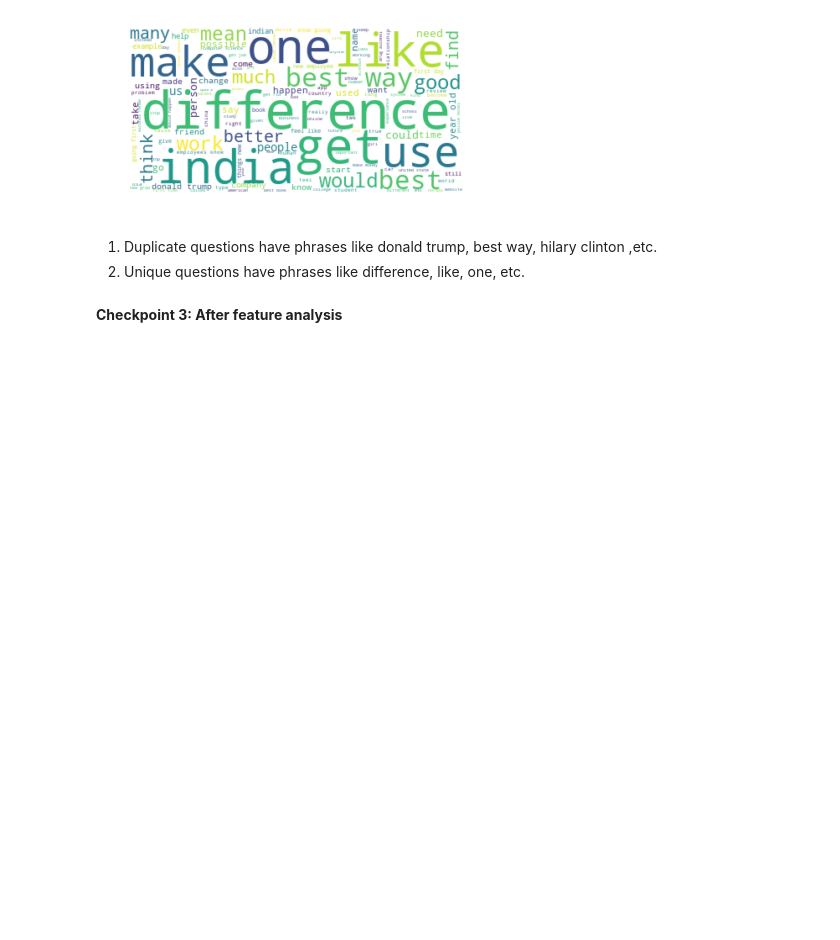
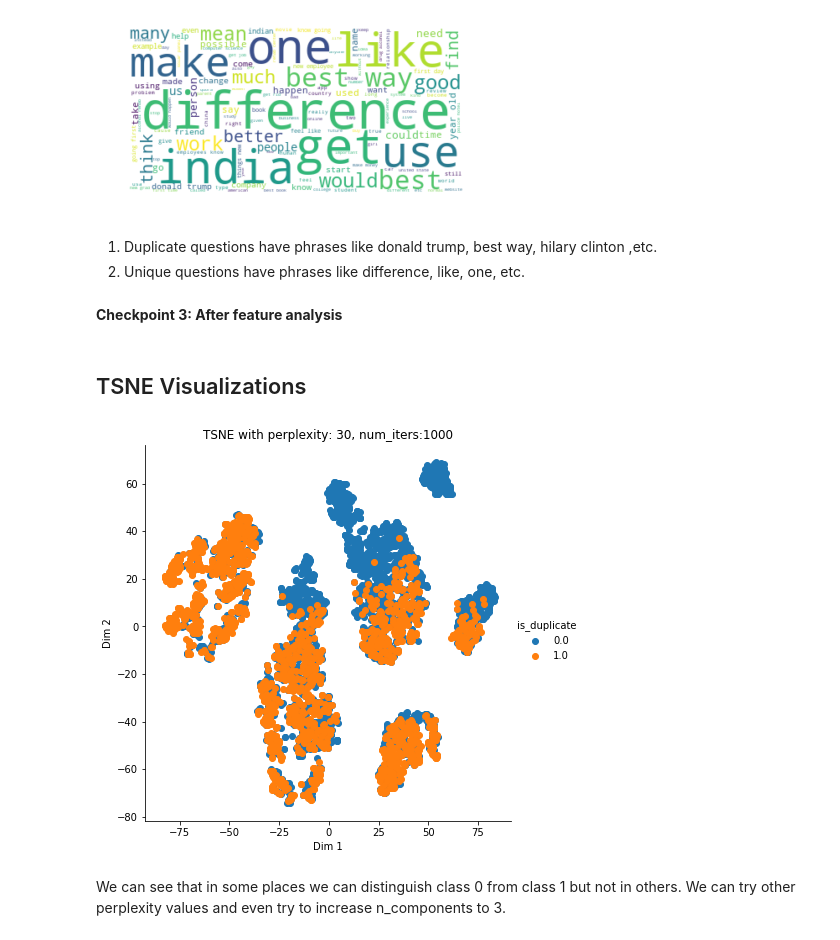
Before and after one commit to NamanJain2050/quora-question-similarity, a Jupyter notebook: quora-question-pair-similarity.ipynb, the cells around one changed output. Saved outputs shown, nothing was run; the diff lists cells and outputs as text; code cells hidden in the pictures; blank space fills up the shorter version.

Commit message:
TSNE Visualization

```diff
--- a/quora-question-pair-similarity.ipynb
+++ b/quora-question-pair-similarity.ipynb
@@ -725,3 +727,31 @@ Word Cloud for non-Duplicate Question pairs:
 savetofile(data, 'afterFeatureAnalysis')
 # %%
 data = openfromfile('afterFeatureAnalysis')
+# %% [markdown]
+## TSNE Visualizations
+# %%
+data_tsne = data[:5000]
+X = MinMaxScaler().fit_transform(data_tsne[['cwc_min', 'cwc_max', 'csc_min', 'csc_max' , 'ctc_min' , 'ctc_max' , 'last_word_eq', 'first_word_eq' , 'abs_len_diff' , 'mean_len' , 'token_set_ratio' , 'token_sort_ratio' ,  'fuzz_ratio' , 'fuzz_partial_ratio' , 'longest_substr_ratio']])
+y = data_tsne['is_duplicate'].values
+
+tsne_data = TSNE(
+    n_components=2,
+    init='random', # pca
+    random_state=101,
+    method='barnes_hut',
+    n_iter=1000,
+    angle=0.5,
+).fit_transform(X)
+
+tsne_data = np.vstack((tsne_data.T, y)).T
+tsne_df = pd.DataFrame(data=tsne_data, columns=("Dim 1", "Dim 2", "is_duplicate"))
+
+# Ploting the result of tsne
+sns.FacetGrid(tsne_df, hue="is_duplicate", size=6).map(plt.scatter, 'Dim 1', 'Dim 2').add_legend()
+plt.title("TSNE with perplexity: 30, num_iters:1000")
+plt.show()
+# %% [output]
+[figure, added]
+# %% [markdown]
+We can see that in some places we can distinguish class 0 from class 1 but not in others.
+We can try other perplexity values and even try to increase n_components to 3.
```
Also changed, not shown: parts of 1 cell of this notebook.
